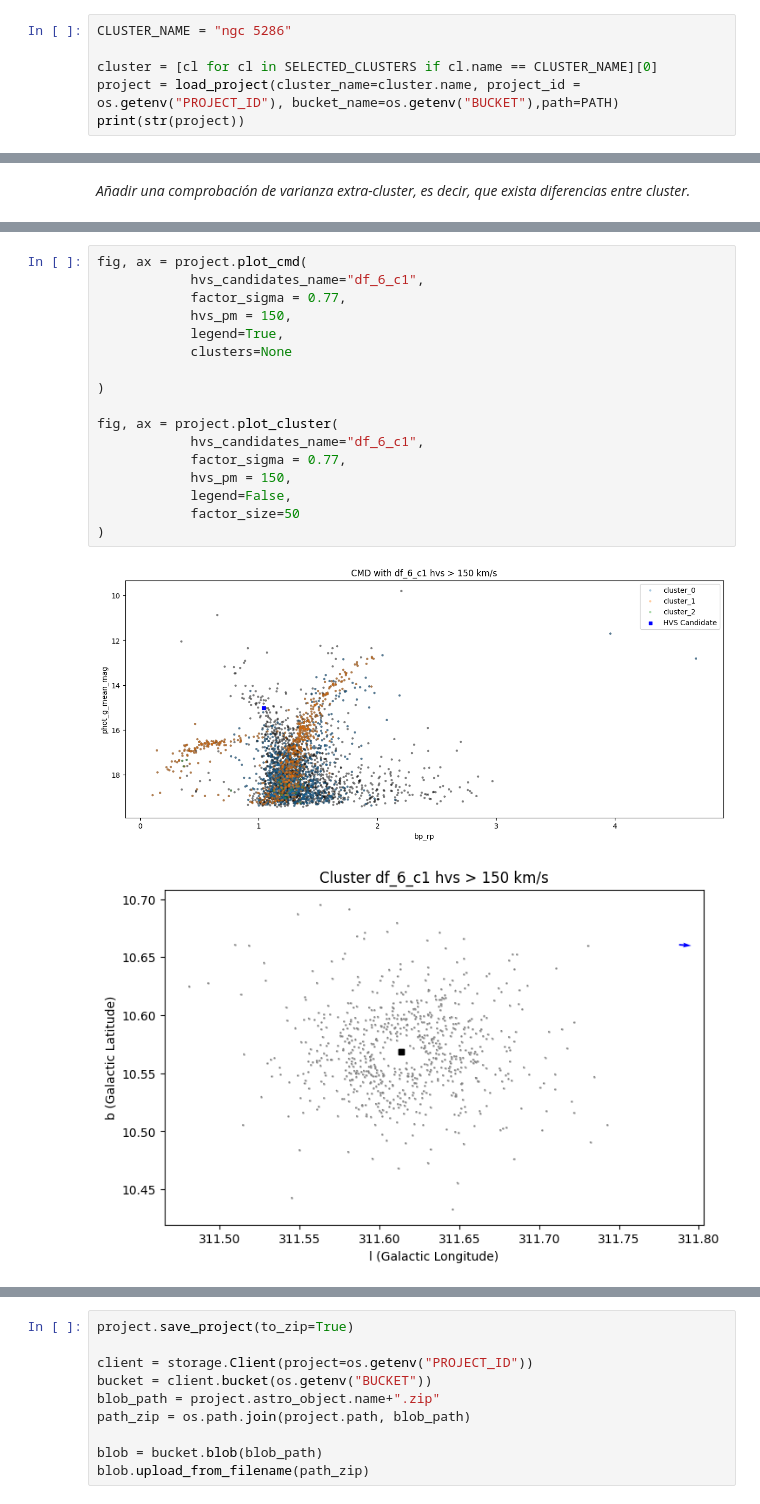
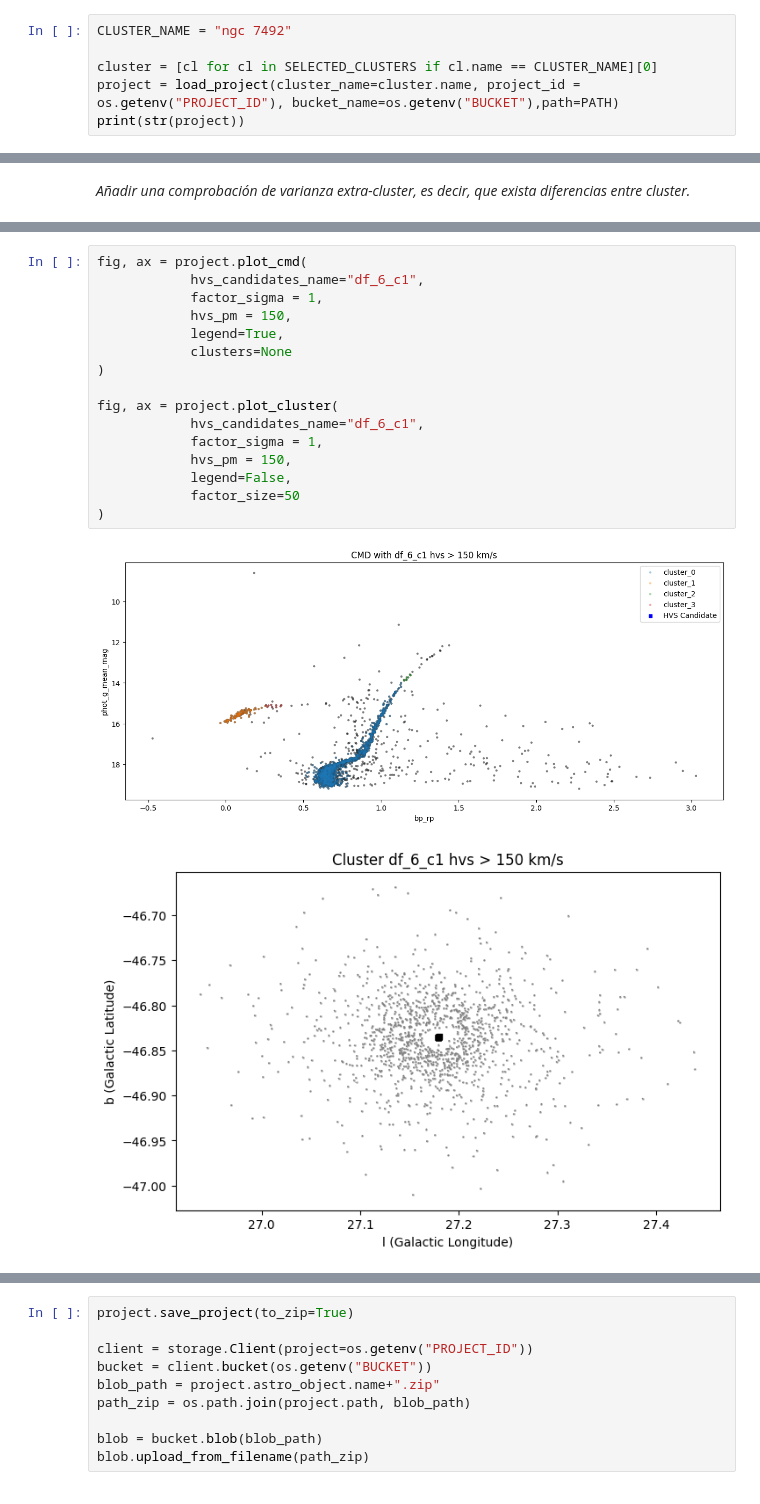
Before and after one commit to santhiperbolico/tfm-ucm-code, a Jupyter notebook: notebooks/Analisis_DR3.ipynb, the cells around one changed output, grey strips where cells are left out. Drawn from its saved outputs; the diff is of its cells as text.

Commit message:
[IMBH-24] Extensión de análisis a factor sigma 2

```diff
--- a/notebooks/Analisis_DR3.ipynb
+++ b/notebooks/Analisis_DR3.ipynb
@@ -135,7 +137,7 @@ df_clusters
 # %% [markdown]
 ## Resultados DR3
 # %%
-CLUSTER_NAME = "ngc 5286"
+CLUSTER_NAME = "ngc 7492"
 
 cluster = [cl for cl in SELECTED_CLUSTERS if cl.name == CLUSTER_NAME][0]
 project = load_project(cluster_name=cluster.name, project_id = os.getenv("PROJECT_ID"), bucket_name=os.getenv("BUCKET"),path=PATH)
@@ -301,23 +315,22 @@ KeyboardInterrupt:
 # %%
 fig, ax = project.plot_cmd(
             hvs_candidates_name="df_6_c1",
-            factor_sigma = 0.77,
+            factor_sigma = 1,
             hvs_pm = 150,
             legend=True,
             clusters=None
-
 )
 
 fig, ax = project.plot_cluster(
             hvs_candidates_name="df_6_c1",
-            factor_sigma = 0.77,
+            factor_sigma = 1,
             hvs_pm = 150,
             legend=False,
             factor_size=50
 )
 # %% [output]
-[figure, old version]
+[figure, new version]
-[figure, old version]
+[figure, new version]
 # %%
 # columns=["pmra", "pmdec", "parallax_corrected"]
 
```
Also changed, not shown: parts of 24 cells of this notebook, 2 other files.
